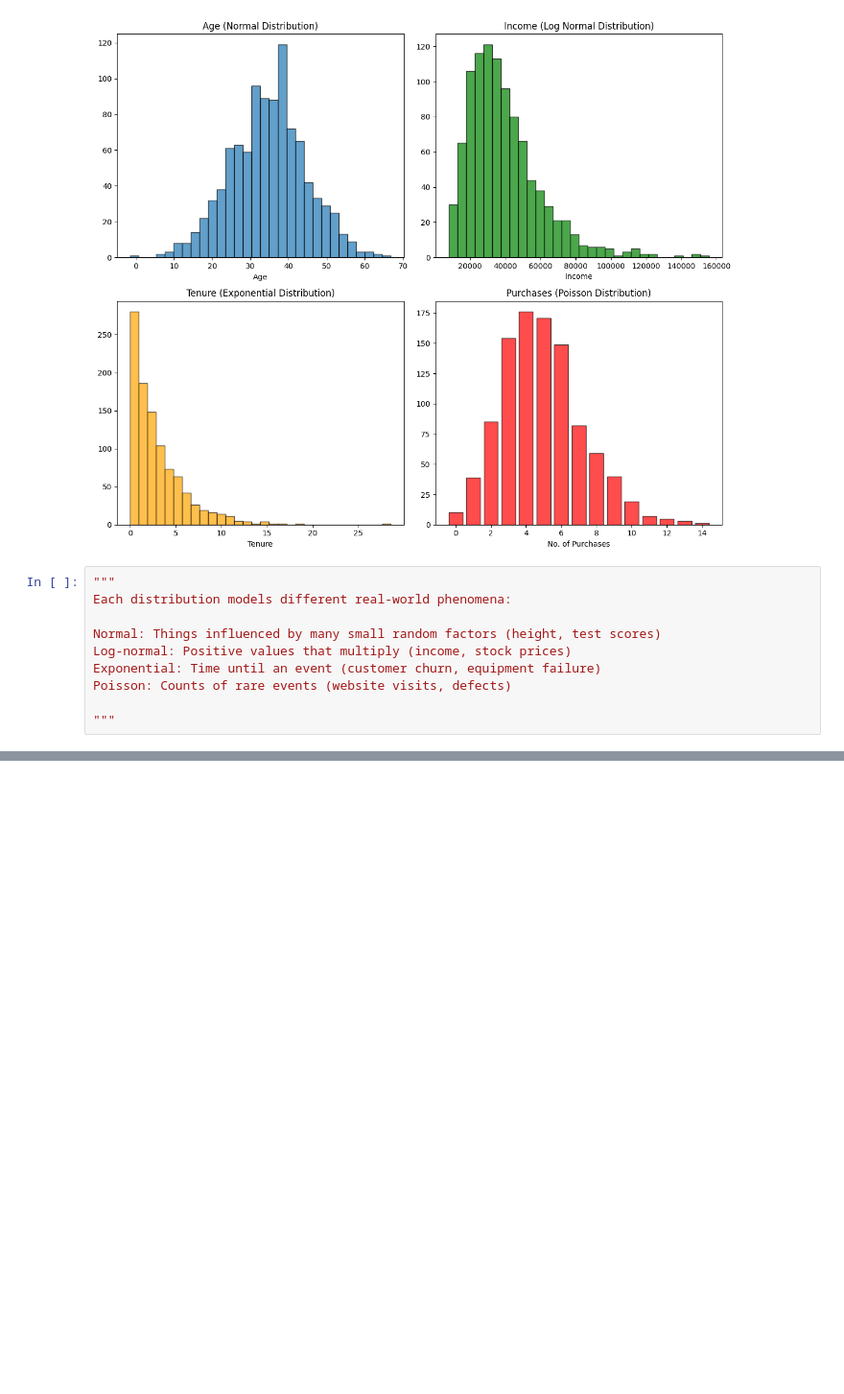
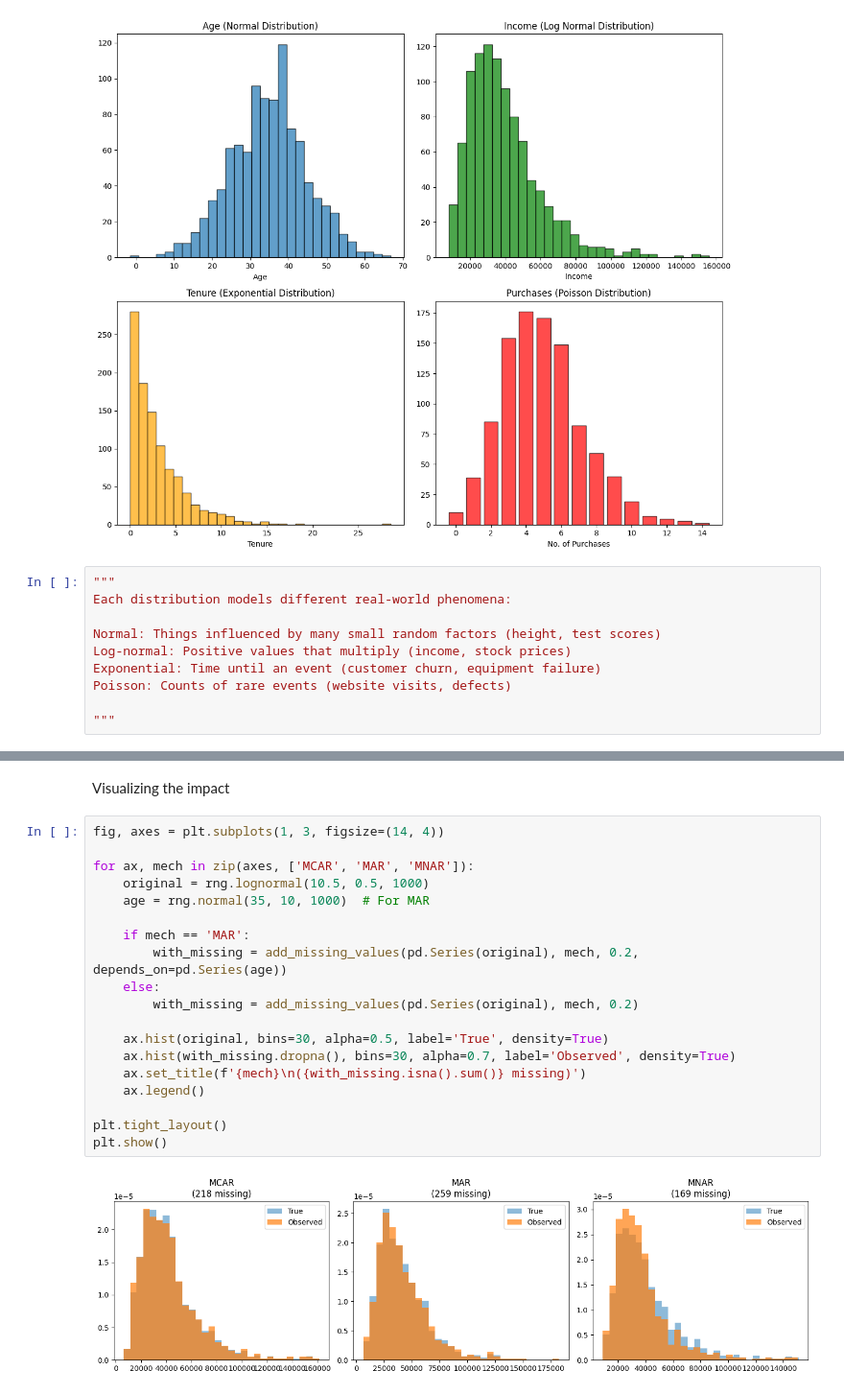
Before and after one commit to aryan2107-cloud/100-Day-ML-Challenge-, a Jupyter notebook: Day01(SyntheticData).ipynb, the cells around one changed output, grey strips where cells are left out. Shown at 96% size. Saved outputs shown, nothing was run; the diff lists cells and outputs as text; blank space fills up the shorter version.

```diff
--- a/Day01(SyntheticData).ipynb
+++ b/Day01(SyntheticData).ipynb
@@ -180,0 +414,23 @@ Adding Correlations
+# %% [markdown]
+Visualizing the impact
+# %%
+fig, axes = plt.subplots(1, 3, figsize=(14, 4))
+
+for ax, mech in zip(axes, ['MCAR', 'MAR', 'MNAR']):
+    original = rng.lognormal(10.5, 0.5, 1000)
+    age = rng.normal(35, 10, 1000)  # For MAR
+
+    if mech == 'MAR':
+        with_missing = add_missing_values(pd.Series(original), mech, 0.2, depends_on=pd.Series(age))
+    else:
+        with_missing = add_missing_values(pd.Series(original), mech, 0.2)
+
+    ax.hist(original, bins=30, alpha=0.5, label='True', density=True)
+    ax.hist(with_missing.dropna(), bins=30, alpha=0.7, label='Observed', density=True)
+    ax.set_title(f'{mech}\n({with_missing.isna().sum()} missing)')
+    ax.legend()
+
+plt.tight_layout()
+plt.show()
+# %% [output]
+[figure, added]
```
Also changed, not shown: parts of 12 cells of this notebook.
